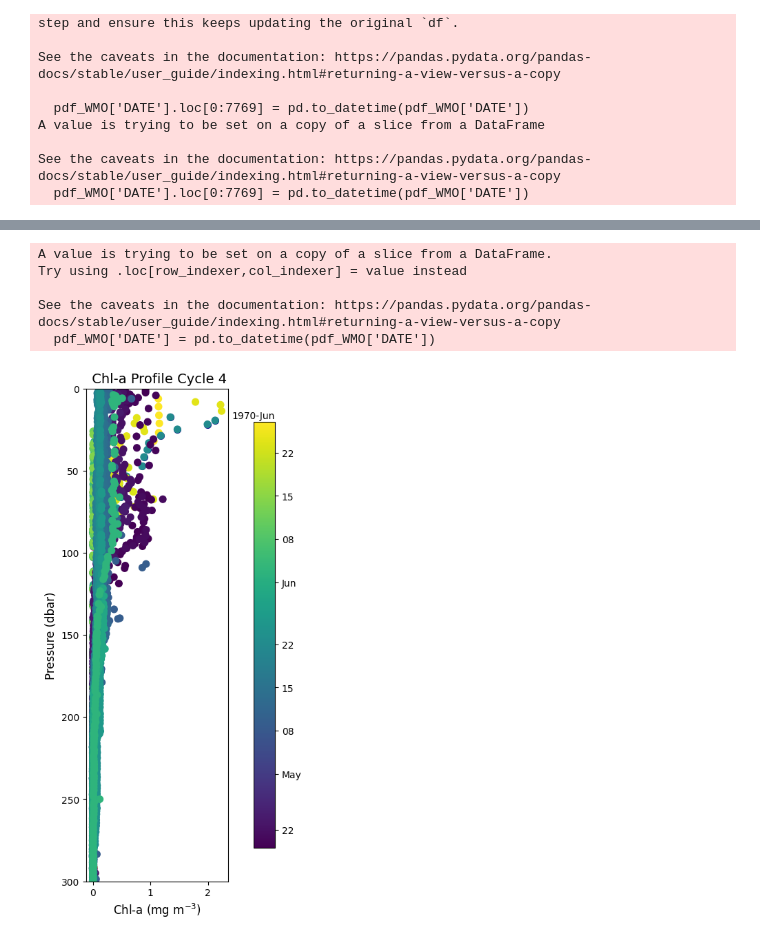
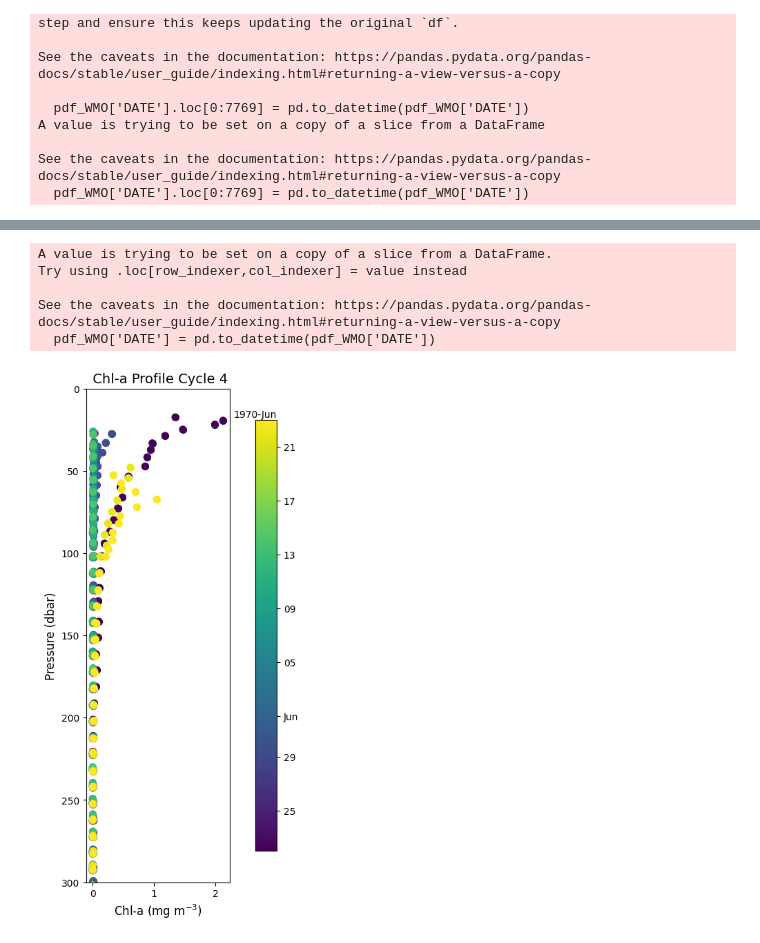
Before and after one commit to Lilah-Asalie/IBIS_Project, a Jupyter notebook: Pressure.ipynb, the cells around one changed output, grey strips where cells are left out. Cells and saved outputs as stored; diff of their text form; code cells hidden in the pictures.

```diff
--- a/Pressure.ipynb
+++ b/Pressure.ipynb
@@ -131,7 +131,7 @@ pdf_clean
 | 67208 | 5906624 | 153 | A | 2022-12-21 10:15:03.000000 | 1 | -58.108041 | 177.330383 | 1 | 1930.500000 | ... |
 9072 rows × 48 columns
 # %%
-pdf_WMO = pdf_clean[pdf_clean['WMOID'] == 5905638] # subsetting for one float
+pdf_WMO = pdf_clean[pdf_clean['WMOID'] == 5905102] # subsetting for one float
 pdf_cycle = pdf_clean[pdf_clean['CYCLE_NUMBER'] == 1] # subsetting for one cycle
 # %%
 pdf_WMO['WMOID'].nunique() # for checking how many floats
@@ -220,7 +235,7 @@ for cycle, group in pdf_WMO.groupby('CYCLE_NUMBER'):
 ax.set_ylim(0, 300)
 ax.invert_yaxis()
 
-plot = ax.scatter(pdf_clean['CHLA_ADJUSTED'], pdf_clean['PRES_ADJUSTED'], c=pdf_clean['CYCLE_NUMBER'], lw=2)
+plot = ax.scatter(pdf_WMO['CHLA_ADJUSTED'], pdf_WMO['PRES_ADJUSTED'], c=pdf_WMO['CYCLE_NUMBER'], lw=2)
 
 #ax.set_xlim(0, 1.5)
 
@@ -251,31 +266,31 @@ cbar.ax.yaxis.set_major_formatter(formatter)
 # ax = fig.add_subplot(143)
 # ax.plot(pdf_clean['PSAL_ADJUSTED'], pdf_clean['PRES_ADJUSTED'], color='orange', lw=2)
 
 # #ax.set_xlim(33, 35)
 # ax.set_ylim(0, 300)
 # ax.invert_yaxis()
 # ax.set_xlabel(r'Bbp (m$^{-1}$)', fontsize=12)
 # ax.set_ylabel('Pressure (dbar)', fontsize=12)
 # ax.set_title(' Salinity Profile Cycle 4', fontsize=14)
 
 
 
 # ax = fig.add_subplot(144)
 # ax.plot(pdf_clean['DOXY_ADJUSTED'], pdf_clean['PRES_ADJUSTED'], color='purple', lw=2)
 
 # ax.set_xlim(275, 350)
 # ax.set_ylim(0, 300)
 # ax.invert_yaxis()
 # ax.set_xlabel(r'Bbp (m$^{-1}$)', fontsize=12)
 # ax.set_ylabel('Pressure (dbar)', fontsize=12)
 # ax.set_title(' Doxy Profile Cycle 4', fontsize=14)
 
 # cbar = plt.colorbar(pdf['DATE'], ax=ax, orientation='vertical', pad=0.03)
 # bar.set_label('Date', labelpad=15)
 # %% [output]
 A value is trying to be set on a copy of a slice from a DataFrame.
 Try using .loc[row_indexer,col_indexer] = value instead
 
 See the caveats in the documentation: https://pandas.pydata.org/pandas-docs/stable/user_guide/indexing.html#returning-a-view-versus-a-copy
   pdf_WMO['DATE'] = pd.to_datetime(pdf_WMO['DATE'])
-[figure, old version]
+[figure, new version]
```
Also changed, not shown: parts of 10 cells of this notebook, 2 other files.
